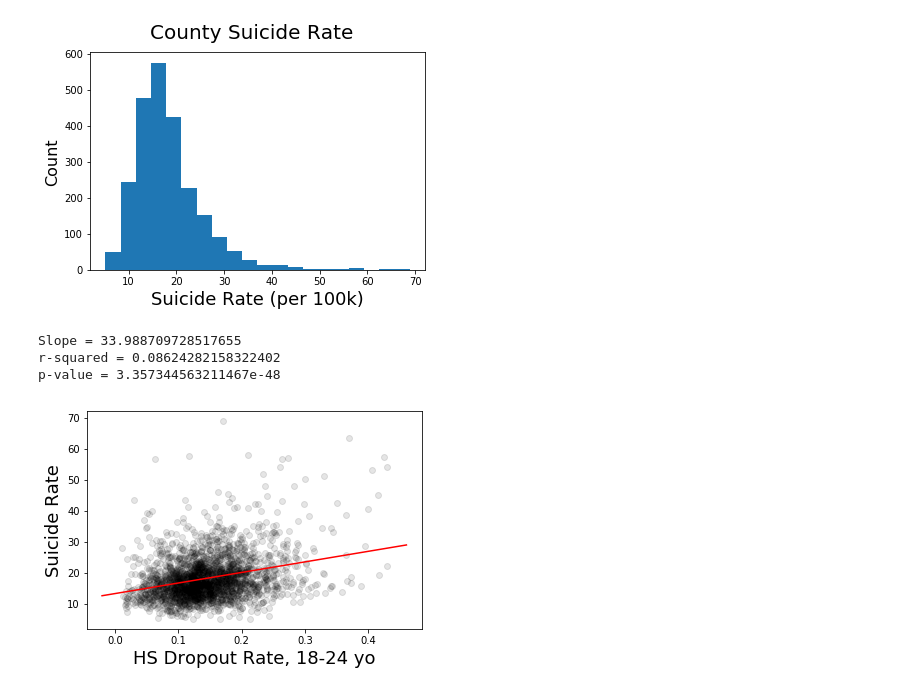
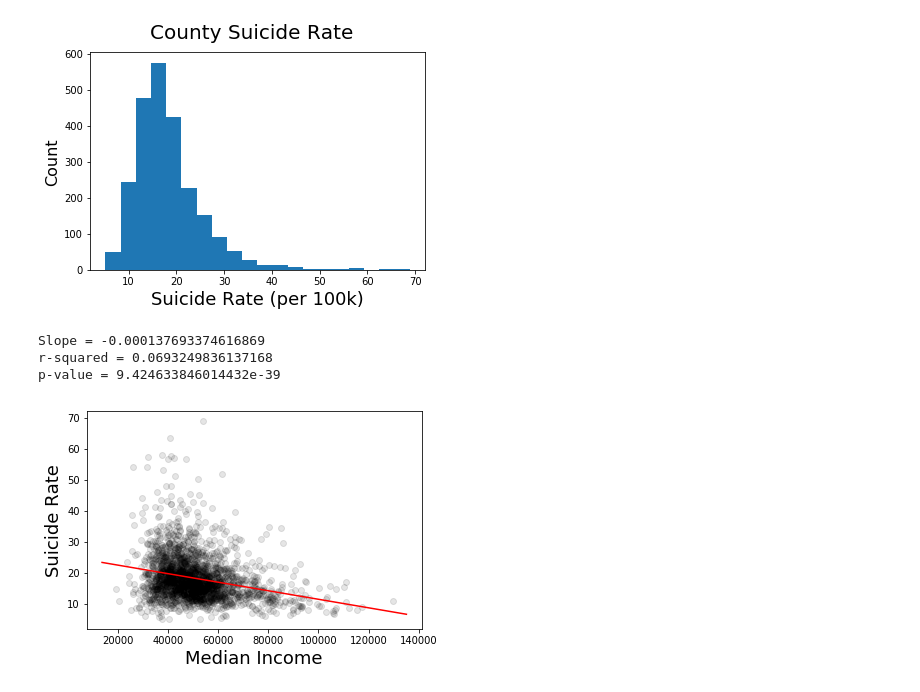
Before and after one commit to salkoffd/HappySauce, a Jupyter notebook: HappySauce.ipynb, the cells around one changed output. Drawn from its saved outputs; the diff is of its cells as text; code cells hidden in the pictures.

```diff
--- a/HappySauce.ipynb
+++ b/HappySauce.ipynb
@@ -15,5 +20,7 @@ import math
 # %%
 # Get census data using api
+# Variables here:
+# https://api.census.gov/data/2017/acs/acs5/variables.html
 
 vars_full = {
 
@@ -26,7 +33,7 @@ vars_full = {
     # Unemployment
     'B23001_048E': 'Estimate!!Total!!Male!!45 to 54 years!!In labor force!!Civilian',
     'B23001_041E': 'Estimate!!Total!!Male!!35 to 44 years!!In labor force!!Civilian',
-    'B23001_032E': 'Estimate!!Total!!Male!!30 to 34 years!!In labor force',
+    'B23001_034E': 'Estimate!!Total!!Male!!30 to 34 years!!In labor force!!Civilian',
     'B23001_050E': 'Estimate!!Total!!Male!!45 to 54 years!!In labor force!!Civilian!!Unemployed',
     'B23001_043E': 'Estimate!!Total!!Male!!35 to 44 years!!In labor force!!Civilian!!Unemployed',
     'B23001_036E': 'Estimate!!Total!!Male!!30 to 34 years!!In labor force!!Civilian!!Unemployed',
@@ -190,0 +177,19 @@ df_full.head()
+# %%
+# Create clean dataframe with calculated variables of interest
+df_clean = df_full[['NAME', 'Suicide Rate', 'Population Density']]
+df_clean.is_copy = False # ignore those warnings lol
+df_clean['Median Income'] = df_full['income_2017']
+df_clean['Log Population Density'] = [math.log(i, 10) for i in df_full['Population Density']]
+df_clean['Population'] = df_full['B01003_001E']
+df_clean['HS Drop Out Rate'] = (df_full['B15001_046E'] + df_full['B15001_005E']) / (df_full['B15001_044E'] + df_full['B15001_003E'])
+df_clean['Unemployment Rate'] = (df_full['B23001_050E'] + df_full['B23001_043E'] + df_full['B23001_036E']) / (df_full['B23001_048E'] + df_full['B23001_041E'] + df_full['B23001_034E'])
+df_clean['Uninsured Rate'] = (df_full['B27001_014E'] + df_full['B27001_017E'] + df_full['B27001_020E']) / (df_full['B27001_012E'] + df_full['B27001_015E'] + df_full['B27001_018E'])
+df_clean['Poverty Rate'] = df_full['B17001_002E'] / df_full['B17001_001E']
+df_clean['Veteran Rate'] = df_full['B21001_005E'] / df_full['B21001_004E']
+df_clean['Disability Rate'] = df_full['B18101_013E'] / df_full['B18101_012E']
+df_clean['Housing Renter Rate'] = df_full['B25003_003E'] / df_full['B25003_001E']
+df_clean['Living Alone Rate'] = df_full['B09021_002E'] / df_full['B09021_001E']
+df_clean['Professional Rate'] = (df_full['B15001_018E'] + df_full['B15001_026E']) / (df_full['B15001_011E'] + df_full['B15001_019E'])
+df_clean['Native American Rate'] = df_full['B02001_004E'] / df_full['B01003_001E']
+
+df_clean.head(5)
@@ -199,32 +212,33 @@ plt.ylabel('Count', fontsize=16)
 Text(0, 0.5, 'Count')
 [figure]
 # %%
+# Plot single variable (Median Income) against suicide rate
+
 # Define x and y
-x = (df_full['B15001_005E'] + df_full['B15001_046E']) / (df_full['B15001_003E'] + df_full['B15001_044E'])
-y = df_full['Suicide Rate']
+x = df_clean['Median Income']
+y = df_clean['Suicide Rate']
 
 # Plot
 fig = plt.scatter(x, y, c='black', alpha=0.1)
 axes = plt.gca()
-# axes.set_xlim([0,500000])
 plt.ylabel('Suicide Rate', fontsize=18)
-plt.xlabel('HS Dropout Rate, 18-24 yo', fontsize=18)
+plt.xlabel('Median Income', fontsize=18)
 
 
 # Linear Regression
 slope, intercept, r_value, p_value, std_err = stats.linregress(x, y)
 # Plot a line from slope and intercept
 axes = plt.gca()
 x_vals = np.array(axes.get_xlim())
 y_vals = intercept + slope * x_vals
 plt.plot(x_vals, y_vals, '-', color="red")
 print(f"Slope = {slope}")
 print(f"r-squared = {r_value**2}")
 print(f"p-value = {p_value}")
 # plt.savefig("happySauce_fig01.png")
 # %% [output]
-Slope = 33.988709728517655
-r-squared = 0.08624282158322402
-p-value = 3.357344563211467e-48
+Slope = -0.000137693374616869
+r-squared = 0.0693249836137168
+p-value = 9.424633846014432e-39
-[figure, old version]
+[figure, new version]
 # %%
```
Also changed, not shown: parts of 17 cells of this notebook.
